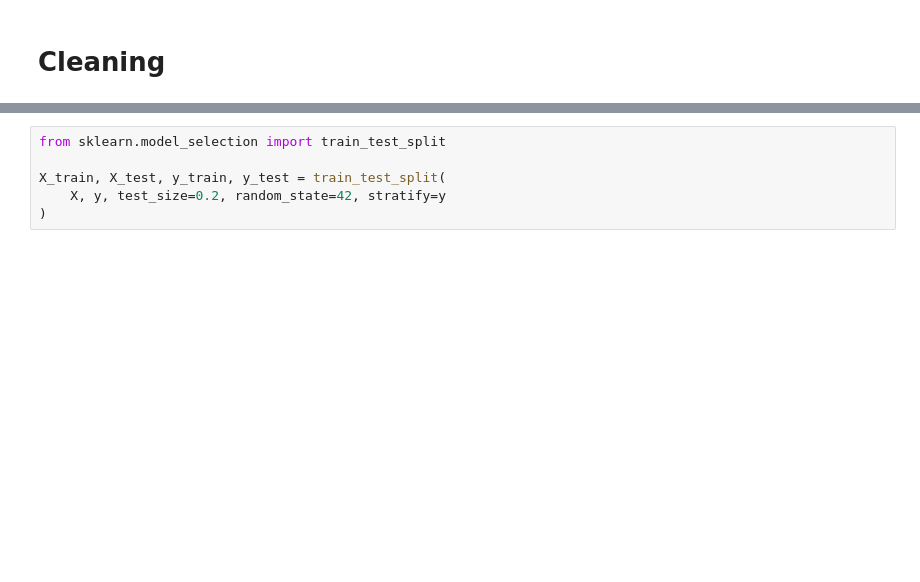
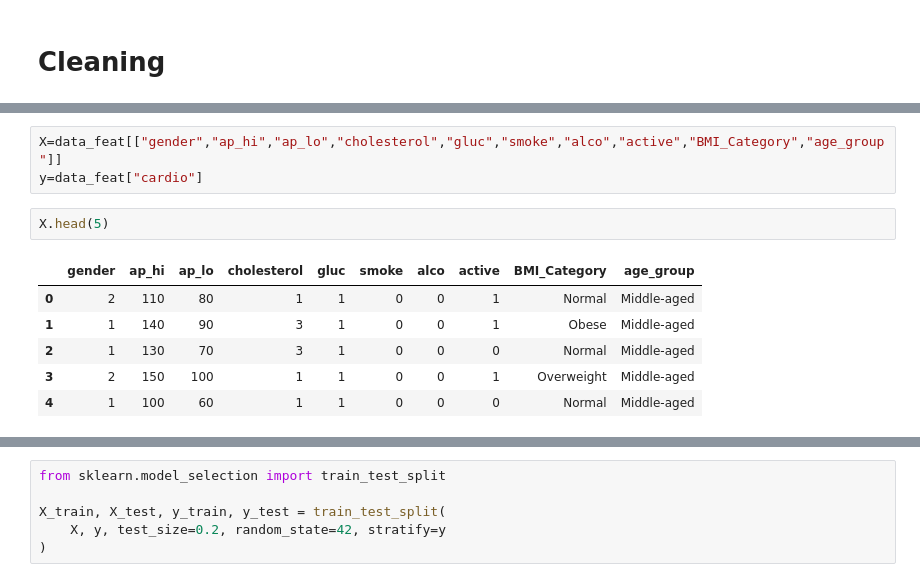
Before and after one commit to SaimNaveed646/CardiovasularDiseasePrediction, a Jupyter notebook: CardioDiseasePrediction.ipynb, the cells around one changed output, grey strips where cells are left out. Drawn from its saved outputs; the diff is of its cells as text; blank space fills up the shorter version.

```diff
--- a/CardioDiseasePrediction.ipynb
+++ b/CardioDiseasePrediction.ipynb
@@ -102,0 +201,12 @@ y = data["cardio"]
+# %%
+X=data_feat[["gender","ap_hi","ap_lo","cholesterol","gluc","smoke","alco","active","BMI_Category","age_group"]]
+y=data_feat["cardio"]
+# %%
+X.head(5)
+# %% [output]
+|  | gender | ap_hi | ap_lo | cholesterol | gluc | smoke | alco | active | BMI_Category | age_group |
+| 0 | 2 | 110 | 80 | 1 | 1 | 0 | 0 | 1 | Normal | Middle-aged |
+| 1 | 1 | 140 | 90 | 3 | 1 | 0 | 0 | 1 | Obese | Middle-aged |
+| 2 | 1 | 130 | 70 | 3 | 1 | 0 | 0 | 0 | Normal | Middle-aged |
+| 3 | 2 | 150 | 100 | 1 | 1 | 0 | 0 | 1 | Overweight | Middle-aged |
+| 4 | 1 | 100 | 60 | 1 | 1 | 0 | 0 | 0 | Normal | Middle-aged |
```
Also changed, not shown: parts of 54 cells of this notebook.
